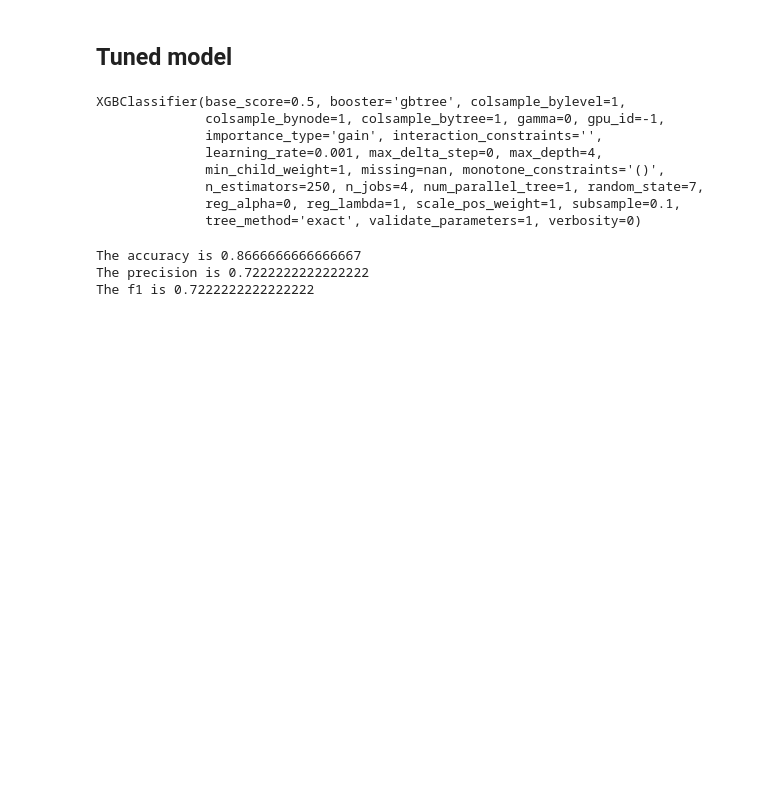
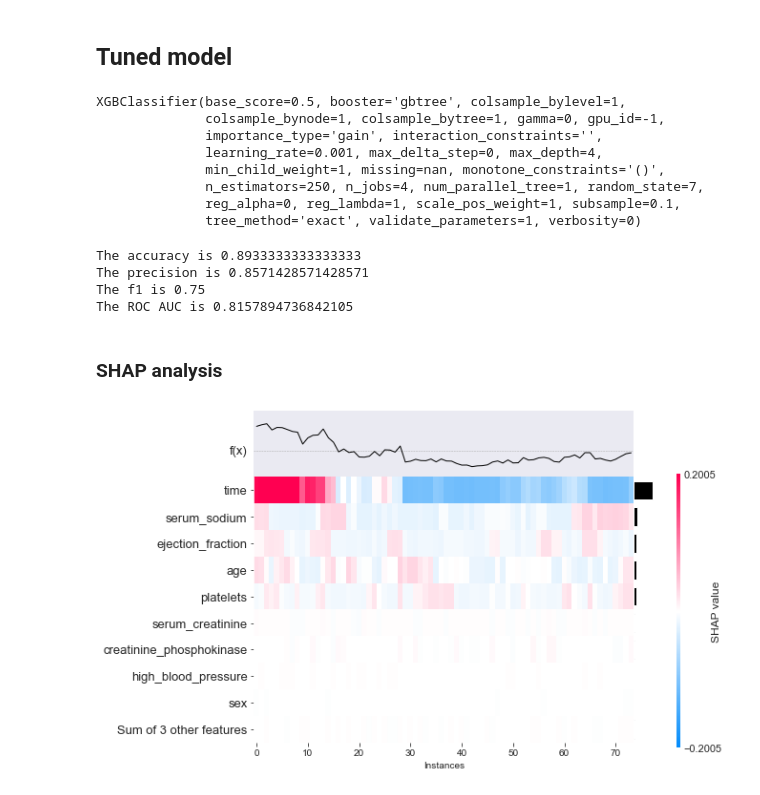
Before and after one commit to pmmc92/Heart_Failure, a Jupyter notebook: mf.ipynb, the cells around one changed output. Drawn from its saved outputs; the diff is of its cells as text; code cells hidden in the pictures; blank space fills up the shorter version.

```diff
--- a/mf.ipynb
+++ b/mf.ipynb
@@ -463,11 +465,24 @@ prediction = model.predict(X_test)
 Acc = accuracy_score(y_test,prediction)
 Prc = precision_score(y_test,prediction)
 f1 = f1_score(y_test, prediction)
+AUC = roc_auc_score(y_test,prediction)
 
 print("The accuracy is {}".format(Acc))
 print("The precision is {}".format(Prc))
 print("The f1 is {}".format(f1))
+print("The ROC AUC is {}".format(AUC))
 # %% [output]
-The accuracy is 0.8666666666666667
-The precision is 0.7222222222222222
-The f1 is 0.7222222222222222
+The accuracy is 0.8933333333333333
+The precision is 0.8571428571428571
+The f1 is 0.75
+The ROC AUC is 0.8157894736842105
+# %% [markdown]
+### SHAP analysis
+# %%
+import shap
+explainer = shap.Explainer(model)
+shap_values = explainer(X_test)
+# %%
+shap.plots.heatmap(shap_values[1:100])
+# %% [output]
+[figure, added]
```
Also changed, not shown: parts of 9 cells of this notebook, 2 other files.
